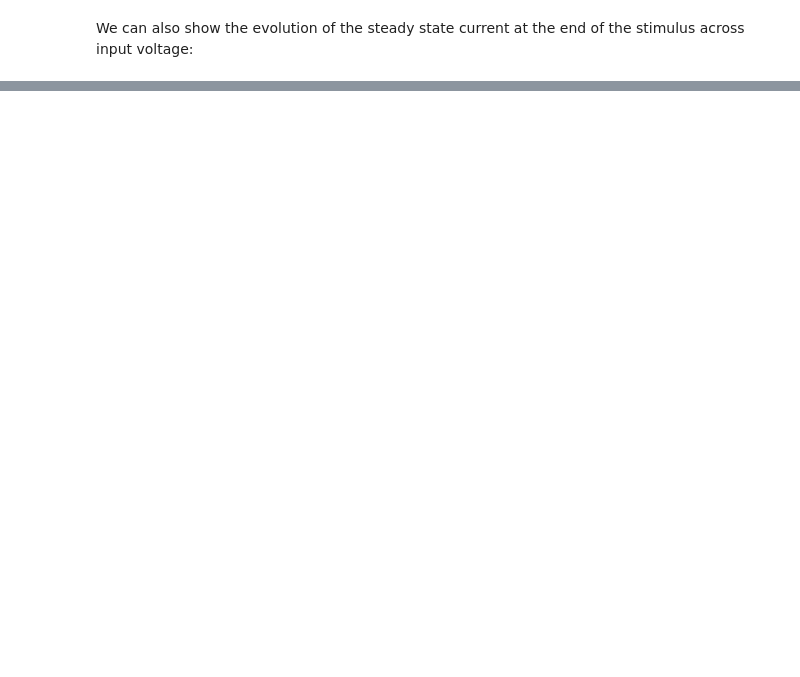
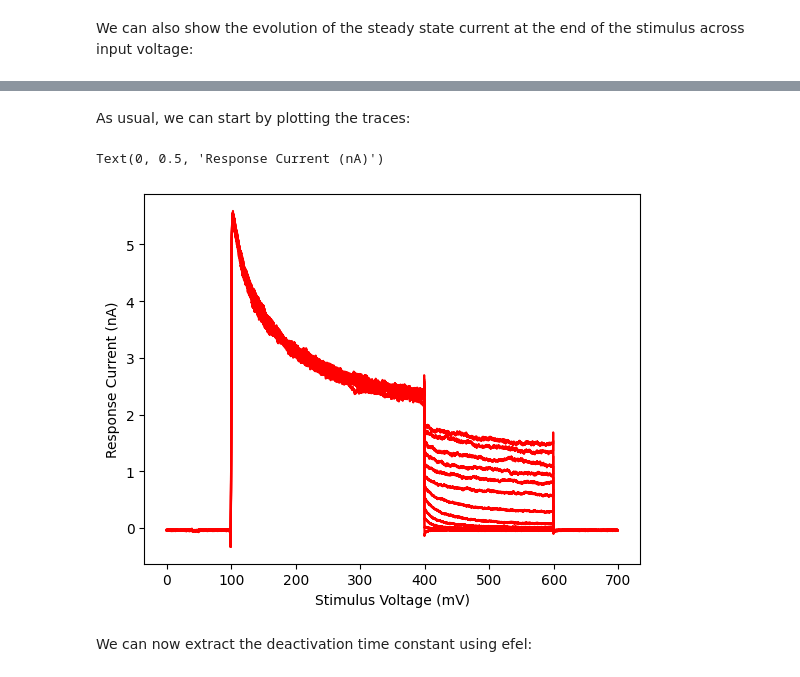
Before and after one commit to BlueBrain/eFEL, a Jupyter notebook: examples/voltage_clamp/voltage_clamp.ipynb, the cells around one changed output, grey strips where cells are left out. Drawn from its saved outputs; the diff is of its cells as text; code cells hidden in the pictures; blank space fills up the shorter version.

```diff
--- a/examples/voltage_clamp/voltage_clamp.ipynb
+++ b/examples/voltage_clamp/voltage_clamp.ipynb
@@ -101,0 +133,27 @@ Text(0, 0.5, 'Current Base (nA)')
+# %%
+traces = []
+rep_name = "repetition1"
+exp_type = "Deactivation"
+for idx in range(len(data[exp_type][rep_name]["dt"])):
+    trace = {}
+    i = data[exp_type][rep_name]["current"][:,idx]
+    t = np.arange(i.size) * data[exp_type][rep_name]["dt"][idx]
+    # efel expects ms: s -> ms
+    t = t * 1000.0
+    trace["T"] = t
+    trace["V"] = i  # trick: input current as if it was voltage
+    trace["stim_start"] = [401]
+    trace["stim_end"] = [599]
+    traces.append(trace)
+# %% [markdown]
+As usual, we can start by plotting the traces:
+# %%
+for t in traces:
+    plt.plot(t["T"], t["V"], c="red")
+plt.xlabel("Stimulus Voltage (mV)")
+plt.ylabel("Response Current (nA)")
+# %% [output]
+Text(0, 0.5, 'Response Current (nA)')
+[figure, added]
+# %% [markdown]
+We can now extract the deactivation time constant using efel:
```
Also changed, not shown: parts of 29 cells of this notebook, 3 other files.
